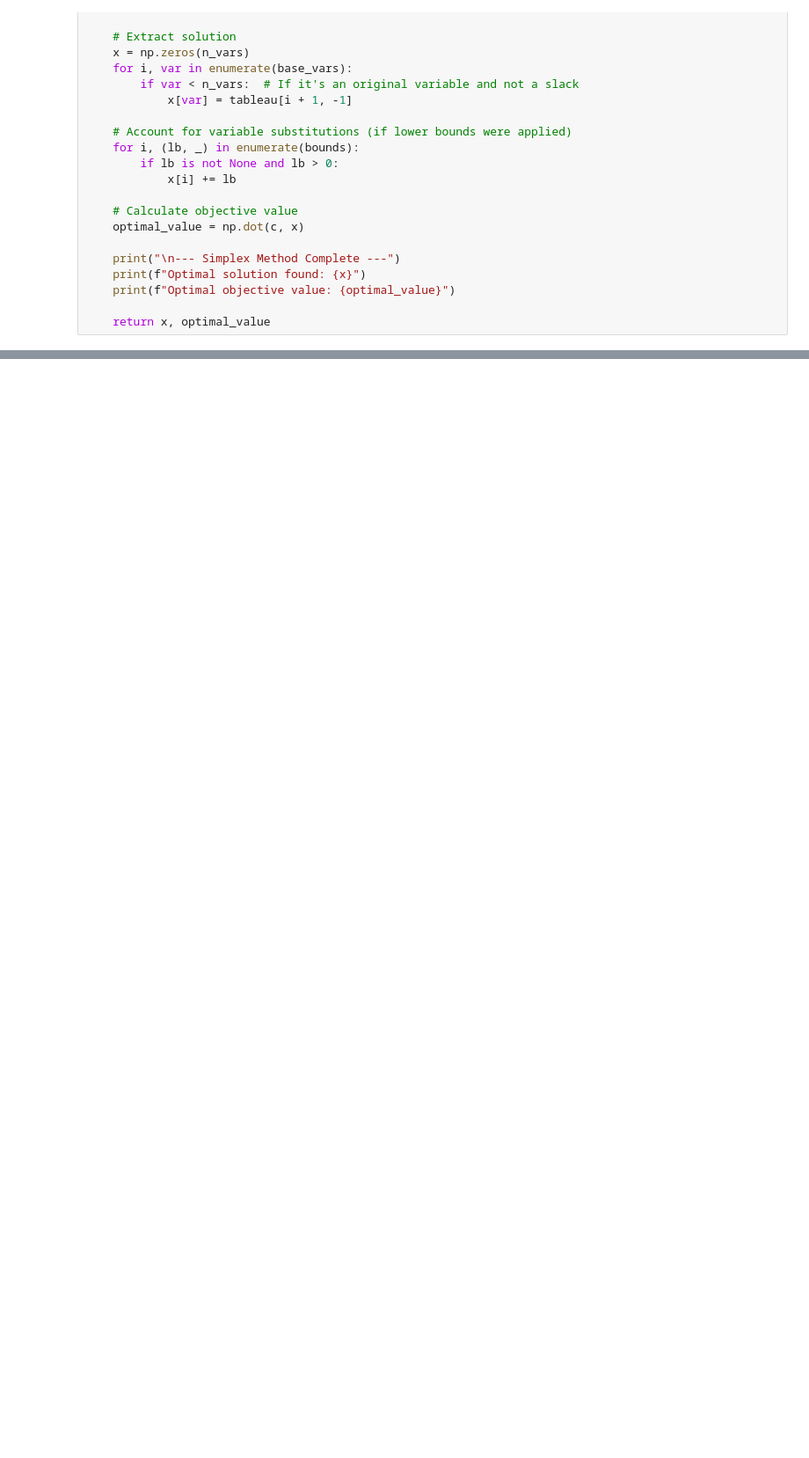
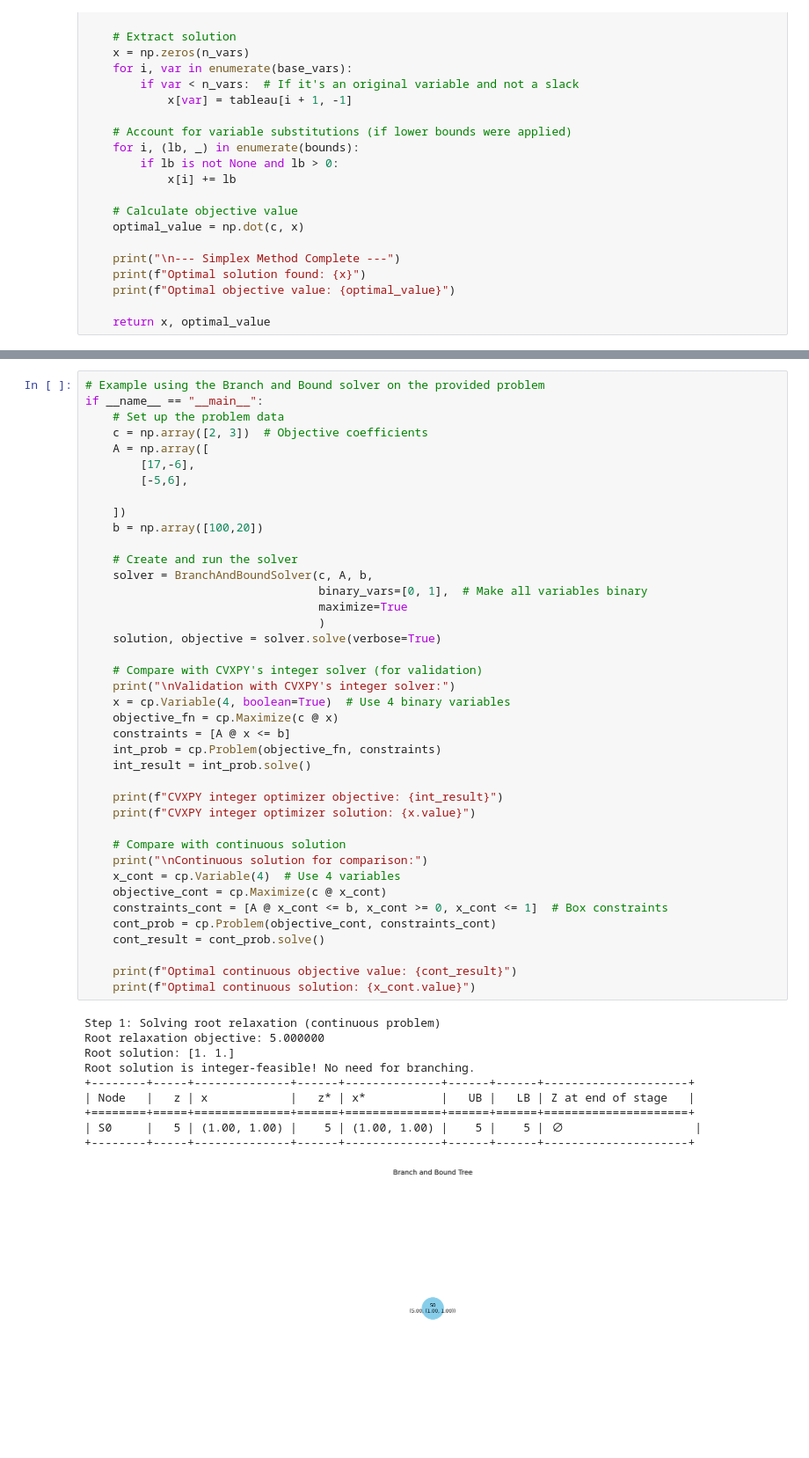
Before and after one commit to Spagestic/branch-and-bound, a Jupyter notebook: mip.ipynb, the cells around one changed output, grey strips where cells are left out. Shown at 88% size. Drawn from its saved outputs; the diff is of its cells as text; blank space fills up the shorter version.

```diff
--- a/mip.ipynb
+++ b/mip.ipynb
@@ -584,0 +625,51 @@ Optimal continuous solution: x_1 = 2.700000, x_2 = 1.200000
+# %%
+# Example using the Branch and Bound solver on the provided problem
+if __name__ == "__main__":
+    # Set up the problem data
+    c = np.array([2, 3])  # Objective coefficients
+    A = np.array([
+        [17,-6],
+        [-5,6],
+
+    ])
+    b = np.array([100,20])
+
+    # Create and run the solver
+    solver = BranchAndBoundSolver(c, A, b,
+                                  binary_vars=[0, 1],  # Make all variables binary
+                                  maximize=True
+                                  )
+    solution, objective = solver.solve(verbose=True)
+
+    # Compare with CVXPY's integer solver (for validation)
+    print("\nValidation with CVXPY's integer solver:")
+    x = cp.Variable(4, boolean=True)  # Use 4 binary variables
+    objective_fn = cp.Maximize(c @ x)
+    constraints = [A @ x <= b]
+    int_prob = cp.Problem(objective_fn, constraints)
+    int_result = int_prob.solve()
+
+    print(f"CVXPY integer optimizer objective: {int_result}")
+    print(f"CVXPY integer optimizer solution: {x.value}")
+
+    # Compare with continuous solution
+    print("\nContinuous solution for comparison:")
+    x_cont = cp.Variable(4)  # Use 4 variables
+    objective_cont = cp.Maximize(c @ x_cont)
+    constraints_cont = [A @ x_cont <= b, x_cont >= 0, x_cont <= 1]  # Box constraints
+    cont_prob = cp.Problem(objective_cont, constraints_cont)
+    cont_result = cont_prob.solve()
+
+    print(f"Optimal continuous objective value: {cont_result}")
+    print(f"Optimal continuous solution: {x_cont.value}")
+# %% [output]
+Step 1: Solving root relaxation (continuous problem)
+Root relaxation objective: 5.000000
+Root solution: [1. 1.]
+Root solution is integer-feasible! No need for branching.
++--------+-----+--------------+------+--------------+------+------+---------------------+
+| Node   |   z | x            |   z* | x*           |   UB |   LB | Z at end of stage   |
++========+=====+==============+======+==============+======+======+=====================+
+| S0     |   5 | (1.00, 1.00) |    5 | (1.00, 1.00) |    5 |    5 | ∅                   |
++--------+-----+--------------+------+--------------+------+------+---------------------+
+[figure, added]
```
Also changed, not shown: parts of 3 cells of this notebook.
